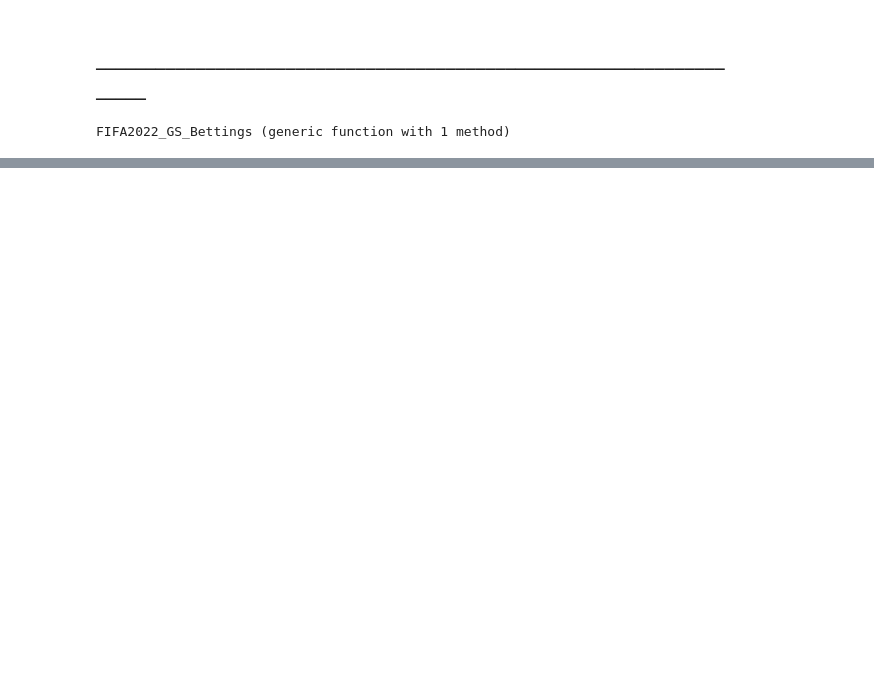
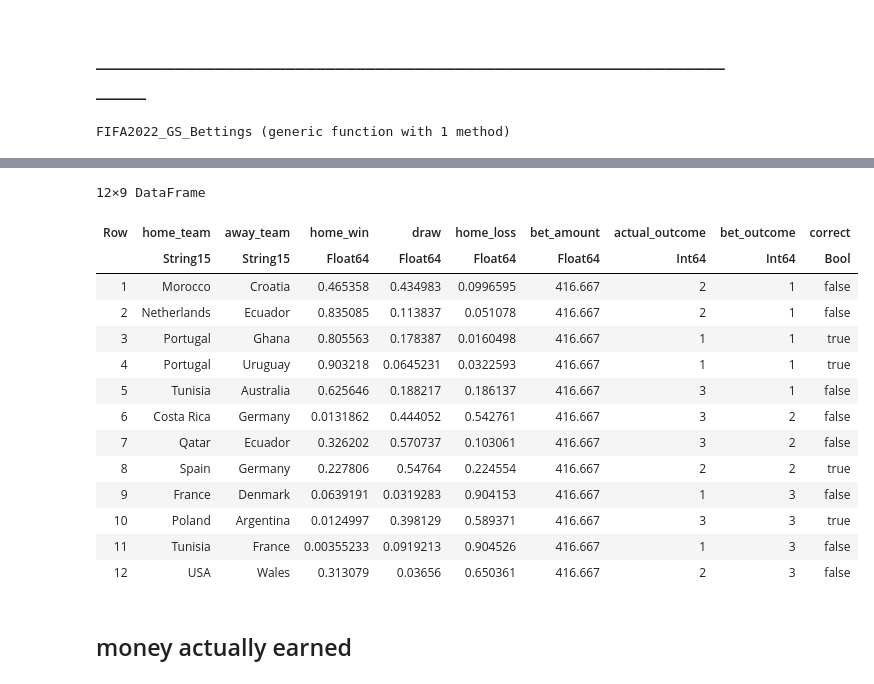
Before and after one commit to shannan-liu1/15095-project, a Jupyter notebook: notebooks/02-yen-optimal-betting.ipynb, the cells around one changed output, grey strips where cells are left out. Cells and saved outputs as stored; diff of their text form; code cells hidden in the pictures; blank space fills up the shorter version.

```diff
--- a/notebooks/02-yen-optimal-betting.ipynb
+++ b/notebooks/02-yen-optimal-betting.ipynb
@@ -174,0 +183,9 @@ DataFrameRow (5 columns)
+# %%
+outcomes[:,"bet_amount"] = [x_opt[i] for i in betting_matches];
+# %%
+outcomes[:,"actual_outcome"] = [2,2,1,1,3,3,3,2,1,3,1,2];
+# %%
+outcomes[:,"bet_outcome"] = [x[2] for x in betting_matches];
+# %%
+# is actual_outcome = bet_outcome?
+outcomes[:,"correct"] = outcomes[:,"actual_outcome"] .== outcomes[:,"bet_outcome"];
@@ -174,0 +219,20 @@ DataFrameRow (5 columns)
+# %%
+outcomes["return_outcome_for_bet"] = returns
+# %% [output]
+12×9 DataFrame
+| Row | home_team | away_team | home_win | draw | home_loss | bet_amount | actual_outcome | bet_outcome | correct |
+|  | String15 | String15 | Float64 | Float64 | Float64 | Float64 | Int64 | Int64 | Bool |
+| 1 | Morocco | Croatia | 0.465358 | 0.434983 | 0.0996595 | 416.667 | 2 | 1 | false |
+| 2 | Netherlands | Ecuador | 0.835085 | 0.113837 | 0.051078 | 416.667 | 2 | 1 | false |
+| 3 | Portugal | Ghana | 0.805563 | 0.178387 | 0.0160498 | 416.667 | 1 | 1 | true |
+| 4 | Portugal | Uruguay | 0.903218 | 0.0645231 | 0.0322593 | 416.667 | 1 | 1 | true |
+| 5 | Tunisia | Australia | 0.625646 | 0.188217 | 0.186137 | 416.667 | 3 | 1 | false |
+| 6 | Costa Rica | Germany | 0.0131862 | 0.444052 | 0.542761 | 416.667 | 3 | 2 | false |
+| 7 | Qatar | Ecuador | 0.326202 | 0.570737 | 0.103061 | 416.667 | 3 | 2 | false |
+| 8 | Spain | Germany | 0.227806 | 0.54764 | 0.224554 | 416.667 | 2 | 2 | true |
+| 9 | France | Denmark | 0.0639191 | 0.0319283 | 0.904153 | 416.667 | 1 | 3 | false |
+| 10 | Poland | Argentina | 0.0124997 | 0.398129 | 0.589371 | 416.667 | 3 | 3 | true |
+| 11 | Tunisia | France | 0.00355233 | 0.0919213 | 0.904526 | 416.667 | 1 | 3 | false |
+| 12 | USA | Wales | 0.313079 | 0.03656 | 0.650361 | 416.667 | 2 | 3 | false |
+# %% [markdown]
+## money actually earned
```
Also changed, not shown: parts of 20 cells of this notebook, 7 other files.
